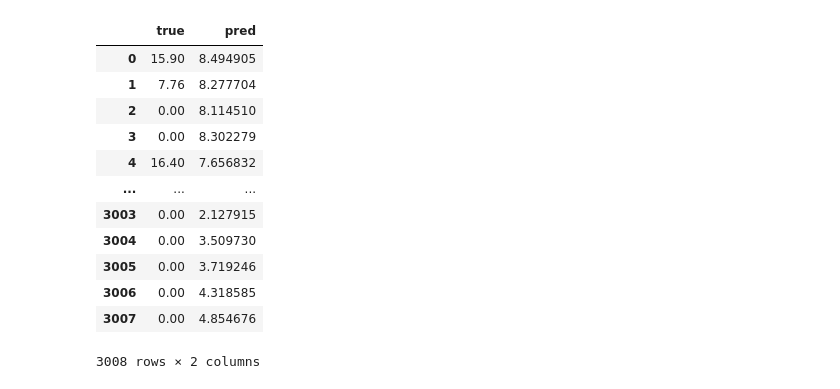
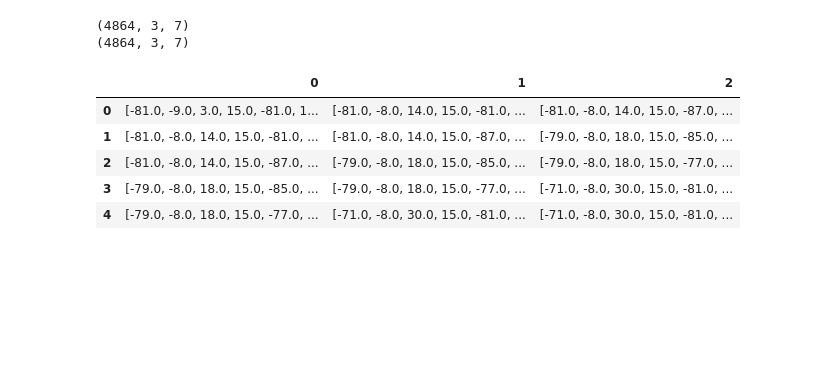
Before and after one commit to birkandenizer/Informer2020, a Jupyter notebook: plot.ipynb, the cells around one changed output. Cells and saved outputs as stored; diff of their text form; code cells hidden in the pictures; blank space fills up the shorter version.

```diff
--- a/plot.ipynb
+++ b/plot.ipynb
@@ -18,19 +31,18 @@ array([[[5.9203553]]], dtype=float32)
 true = np.load(f'/home/bde/Git/Informer2020/results/{DATA}/true.npy')
 pred = np.load(f'/home/bde/Git/Informer2020/results/{DATA}/pred.npy')
 
-df = pd.DataFrame({'true': true.flatten(), 'pred': pred.flatten()})
-df
+print(true.shape)
+print(pred.shape)
 # %% [output]
-|  | true | pred |
-| 0 | 15.90 | 8.494905 |
-| 1 | 7.76 | 8.277704 |
-| 2 | 0.00 | 8.114510 |
-| 3 | 0.00 | 8.302279 |
-| 4 | 16.40 | 7.656832 |
-| ... | ... | ... |
-| 3003 | 0.00 | 2.127915 |
-| 3004 | 0.00 | 3.509730 |
-| 3005 | 0.00 | 3.719246 |
-| 3006 | 0.00 | 4.318585 |
-| 3007 | 0.00 | 4.854676 |
-3008 rows × 2 columns
+(4864, 3, 7)
+(4864, 3, 7)
+# %%
+df_true = pd.DataFrame.from_records(true)
+df_true.head()
+# %% [output]
+|  | 0 | 1 | 2 |
+| 0 | [-81.0, -9.0, 3.0, 15.0, -81.0, 1... | [-81.0, -8.0, 14.0, 15.0, -81.0, ... | [-81.0, -8.0, 14.0, 15.0, -87.0, ... |
+| 1 | [-81.0, -8.0, 14.0, 15.0, -81.0, ... | [-81.0, -8.0, 14.0, 15.0, -87.0, ... | [-79.0, -8.0, 18.0, 15.0, -85.0, ... |
+| 2 | [-81.0, -8.0, 14.0, 15.0, -87.0, ... | [-79.0, -8.0, 18.0, 15.0, -85.0, ... | [-79.0, -8.0, 18.0, 15.0, -77.0, ... |
+| 3 | [-79.0, -8.0, 18.0, 15.0, -85.0, ... | [-79.0, -8.0, 18.0, 15.0, -77.0, ... | [-71.0, -8.0, 30.0, 15.0, -81.0, ... |
+| 4 | [-79.0, -8.0, 18.0, 15.0, -77.0, ... | [-71.0, -8.0, 30.0, 15.0, -81.0, ... | [-71.0, -8.0, 30.0, 15.0, -81.0, ... |
```
Also changed, not shown: parts of 12 cells of this notebook, 1 other file.
